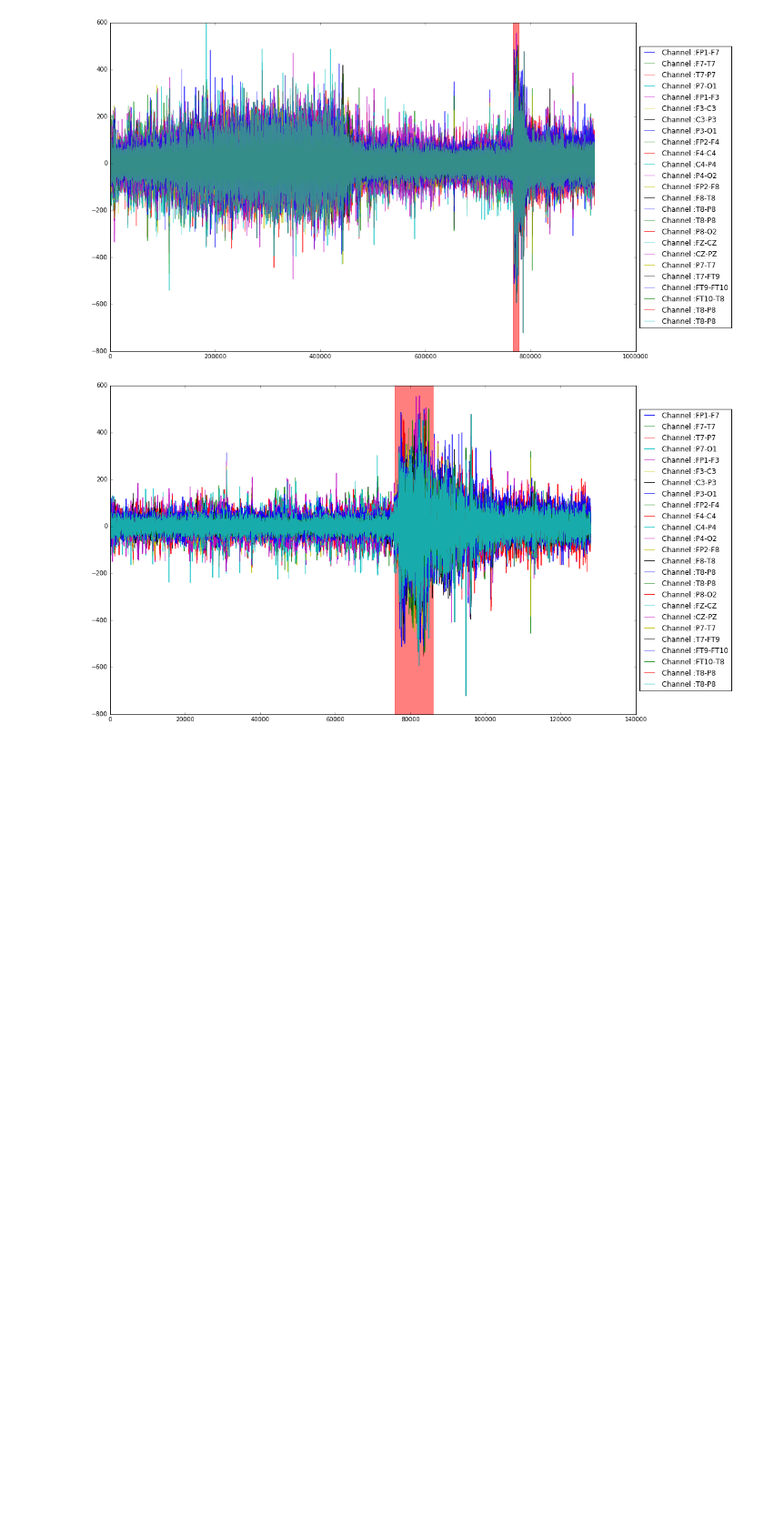
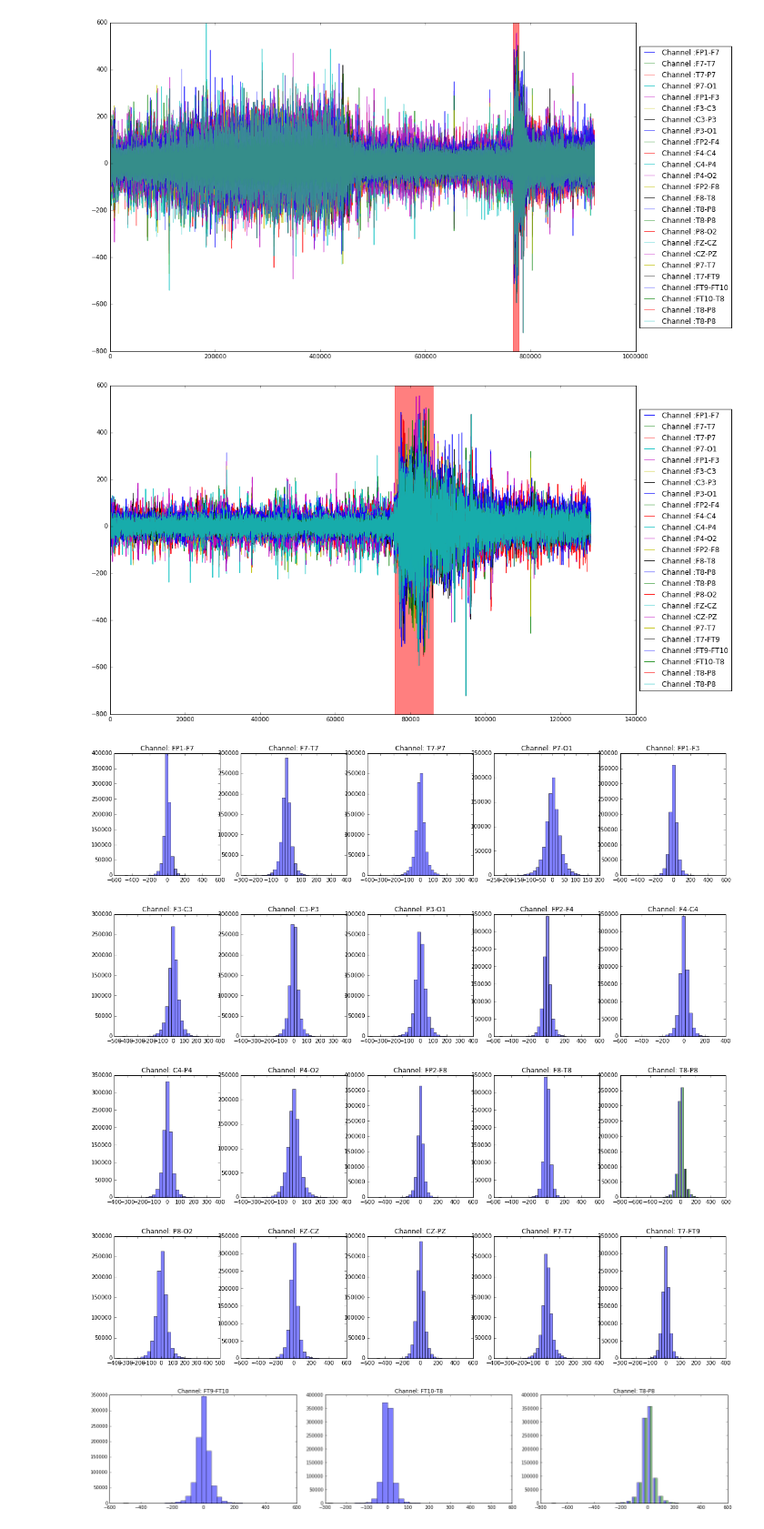
Before and after one commit to harvard-team-pivot/epilepsy-prediction, a Jupyter notebook: Team_Pivot_CS109A_Final_Project_Milestone_3_Shivas.ipynb, the cells around one changed output. Shown at 91% size. Cells and saved outputs as stored; diff of their text form; code cells hidden in the pictures; blank space fills up the shorter version.

Commit message:
More visuals

```diff
--- a/Team_Pivot_CS109A_Final_Project_Milestone_3_Shivas.ipynb
+++ b/Team_Pivot_CS109A_Final_Project_Milestone_3_Shivas.ipynb
@@ -87,7 +87,7 @@ plt.show()
 # %%
 # Visualize using the data for all channels close to seizures
 
-subset_eeg_df = eeg_df.loc[2700*256:3200*256,:]
+subset_eeg_df = eeg_df.iloc[2700*256:3200*256,:]
 row_count = subset_eeg_df.shape[0]
 
 fig, ax = plt.subplots(1, 1, figsize=(20, 10))
@@ -104,6 +104,52 @@ ax.legend(loc='center left', bbox_to_anchor=(1, 0.5))
 plt.show()
 # %% [output]
 [figure]
+# %%
+# Plot histograms of all the channels data
+
+fig, ax = plt.subplots(1, 5, figsize=(20, 4))
+idx =0
+for column in eeg_df.columns[:5]:
+    ax[idx].hist(eeg_df[column].values, bins=30, alpha=0.5)
+    ax[idx].set_title('Channel: '+column)
+    idx = idx +1
+
+fig, ax = plt.subplots(1, 5, figsize=(20, 4))
+idx =0
+for column in eeg_df.columns[5:10]:
+    ax[idx].hist(eeg_df[column].values, bins=30, alpha=0.5)
+    ax[idx].set_title('Channel: '+column)
+    idx = idx +1
+
+fig, ax = plt.subplots(1, 5, figsize=(20, 4))
+idx =0
+for column in eeg_df.columns[10:15]:
+    ax[idx].hist(eeg_df[column].values, bins=30, alpha=0.5)
+    ax[idx].set_title('Channel: '+column)
+    idx = idx +1
+
+fig, ax = plt.subplots(1, 5, figsize=(20, 4))
+idx =0
+for column in eeg_df.columns[15:20]:
+    ax[idx].hist(eeg_df[column].values, bins=30, alpha=0.5)
+    ax[idx].set_title('Channel: '+column)
+    idx = idx +1
+
+fig, ax = plt.subplots(1, 3, figsize=(20, 4))
+idx =0
+for column in eeg_df.columns[20:24]:
+    ax[idx].hist(eeg_df[column].values, bins=30, alpha=0.5)
+    ax[idx].set_title('Channel: '+column)
+    idx = idx +1
+
+plt.tight_layout()
+plt.show()
+# %% [output]
+[figure, added]
+[figure, added]
+[figure, added]
+[figure, added]
+[figure, added]
 # %%
 # The signals are sampled at 256 samples per second.
 # So let us average the samples to get one reading per second
```
Also changed, not shown: parts of 2 cells of this notebook.
